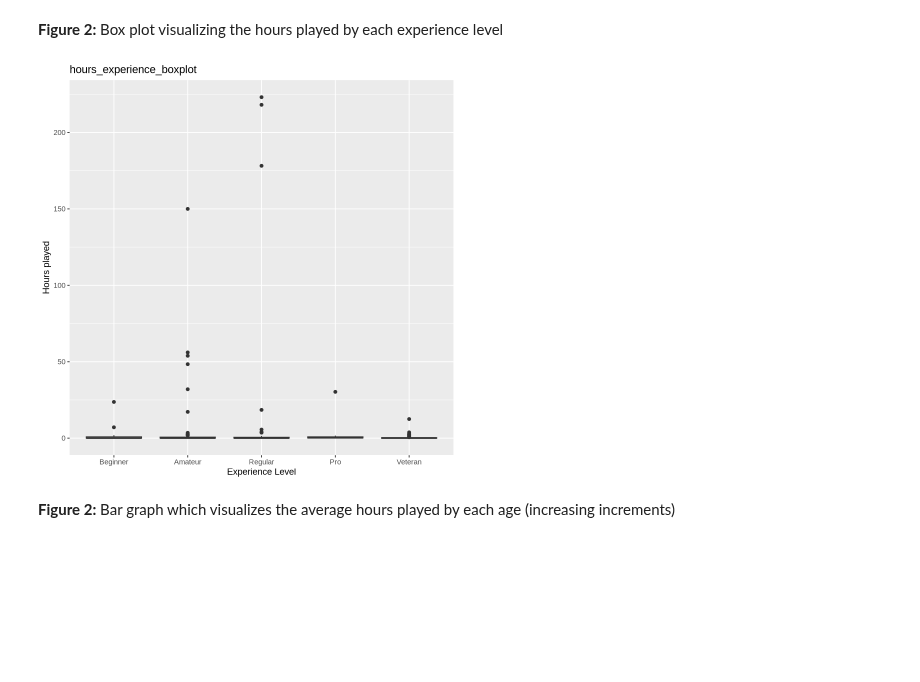
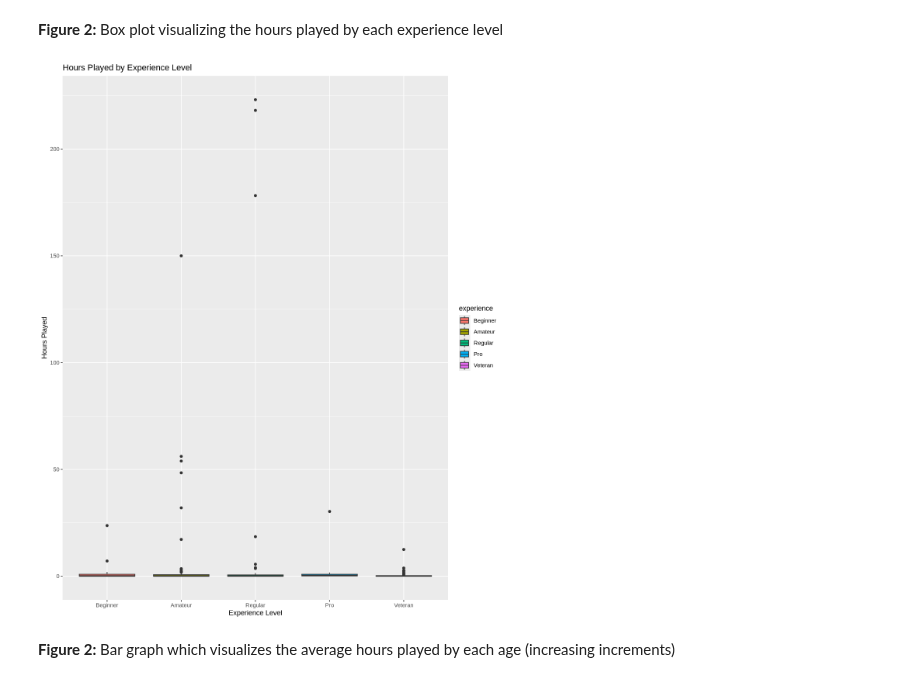
Before and after one commit to Chalkkk/dsci-final-group-project, a Jupyter notebook: final_project.ipynb, the cells around one changed output. Saved outputs shown, nothing was run; the diff lists cells and outputs as text; code cells hidden in the pictures; blank space fills up the shorter version.

```diff
--- a/final_project.ipynb
+++ b/final_project.ipynb
@@ -315,13 +325,17 @@ hours_experience_bars
 **Figure 2:** Box plot visualizing the hours played by each experience level
 # %%
 hours_experience_boxplot <- players |>
-    mutate(experience = factor(experience, levels = c("Beginner","Amateur","Regular","Pro","Veteran"))) |>
-    ggplot(aes(x = experience, y = played_hours)) +
-    geom_boxplot() +
-    labs(x = "Experience Level", y = "Hours played", title = "hours_experience_boxplot")
+                            mutate(experience = factor(experience, levels = c("Beginner", "Amateur", "Regular", "Pro", "Veteran"))) |>
+                            ggplot(aes(x = experience,
+                                       y = played_hours,
+                                       fill = experience)) +
+                            geom_boxplot() +
+                            labs(x = "Experience Level",
+                                 y = "Hours Played",
+                                 title = "Hours Played by Experience Level")
 hours_experience_boxplot
 # %% [output]
-[figure, old version]
+[figure, new version]
 # %% [markdown]
 **Figure 2:** Bar graph which visualizes the average hours played by each age (increasing increments)
 # %%
```
Also changed, not shown: parts of 11 cells of this notebook.
